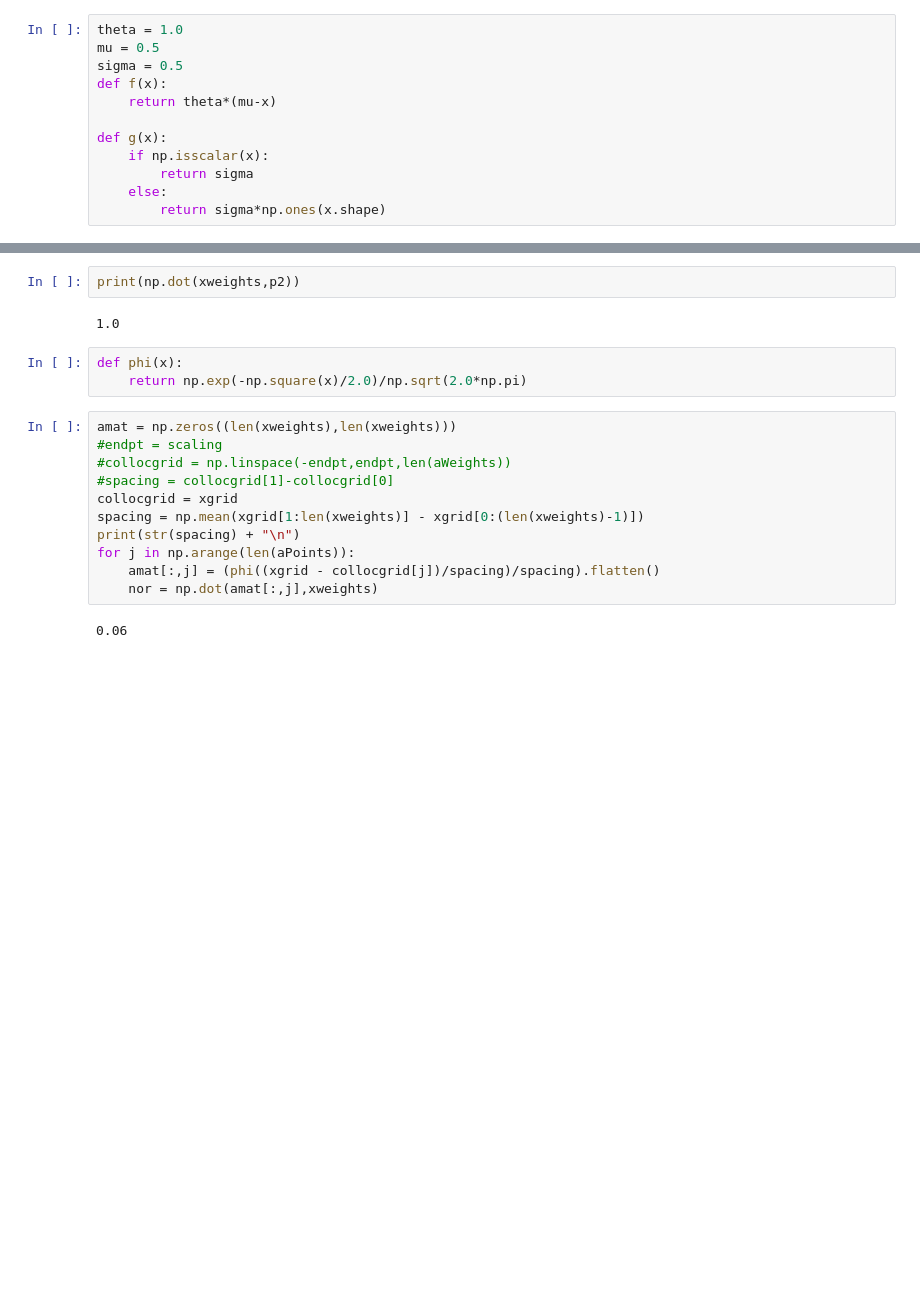
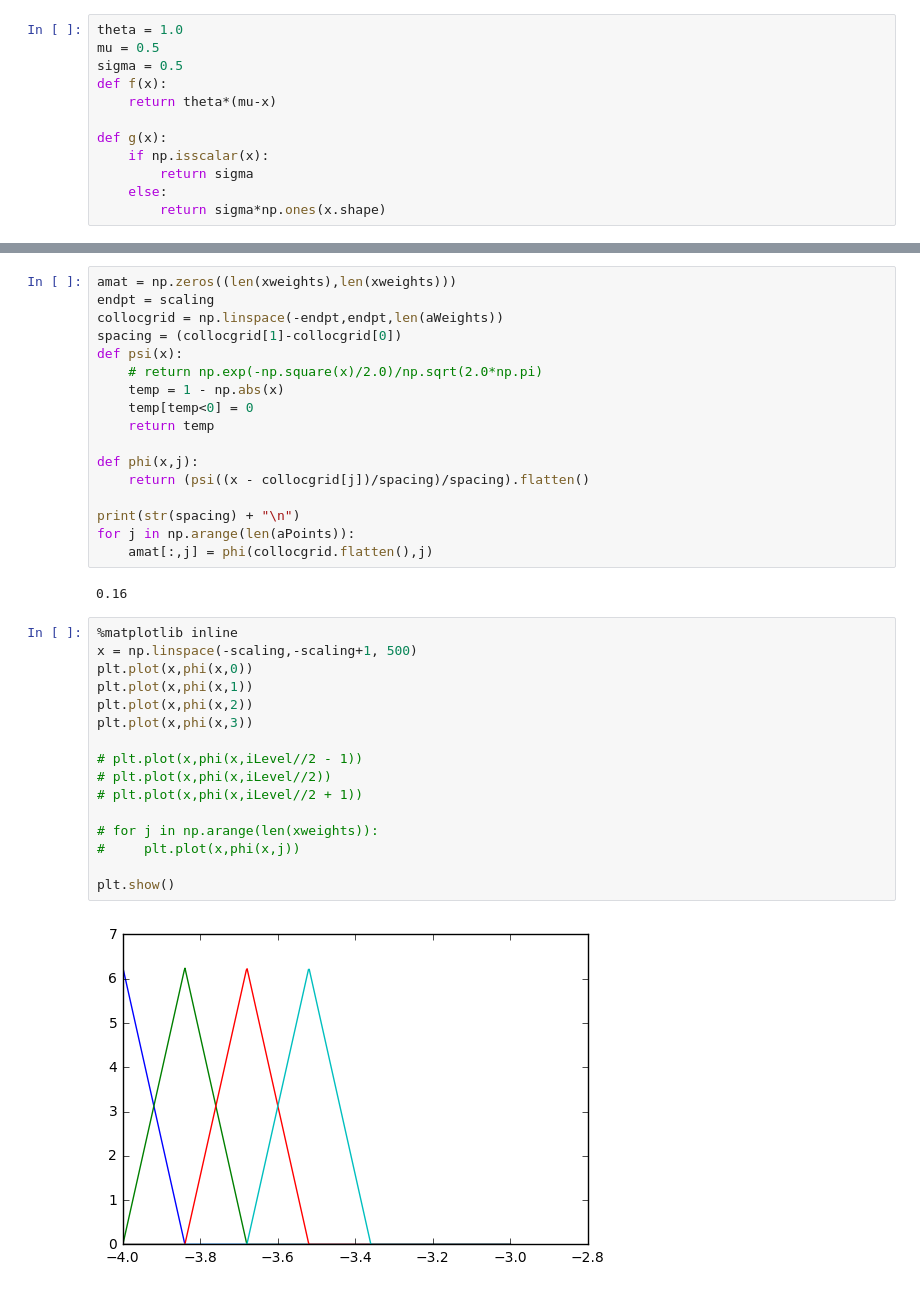
Before and after one commit to hbhat4000/sdeinference, a Jupyter notebook: EM/sparsegridDTQ.ipynb, the cells around one changed output, grey strips where cells are left out. Saved outputs shown, nothing was run; the diff lists cells and outputs as text; blank space fills up the shorter version.

```diff
--- a/EM/sparsegridDTQ.ipynb
+++ b/EM/sparsegridDTQ.ipynb
@@ -65,20 +92,37 @@ for j in np.arange(len(aPoints)):
-# %%
-print(np.dot(xweights,p2))
-# %% [output]
-1.0
-# %%
-def phi(x):
-    return np.exp(-np.square(x)/2.0)/np.sqrt(2.0*np.pi)
 # %%
 amat = np.zeros((len(xweights),len(xweights)))
-#endpt = scaling
-#collocgrid = np.linspace(-endpt,endpt,len(aWeights))
-#spacing = collocgrid[1]-collocgrid[0]
-collocgrid = xgrid
-spacing = np.mean(xgrid[1:len(xweights)] - xgrid[0:(len(xweights)-1)])
+endpt = scaling
+collocgrid = np.linspace(-endpt,endpt,len(aWeights))
+spacing = (collocgrid[1]-collocgrid[0])
+def psi(x):
+    # return np.exp(-np.square(x)/2.0)/np.sqrt(2.0*np.pi)
+    temp = 1 - np.abs(x)
+    temp[temp<0] = 0
+    return temp
+
+def phi(x,j):
+    return (psi((x - collocgrid[j])/spacing)/spacing).flatten()
+
 print(str(spacing) + "\n")
 for j in np.arange(len(aPoints)):
-    amat[:,j] = (phi((xgrid - collocgrid[j])/spacing)/spacing).flatten()
-    nor = np.dot(amat[:,j],xweights)
+    amat[:,j] = phi(collocgrid.flatten(),j)
 # %% [output]
-0.06
+0.16
+# %%
+%matplotlib inline
+x = np.linspace(-scaling,-scaling+1, 500)
+plt.plot(x,phi(x,0))
+plt.plot(x,phi(x,1))
+plt.plot(x,phi(x,2))
+plt.plot(x,phi(x,3))
+
+# plt.plot(x,phi(x,iLevel//2 - 1))
+# plt.plot(x,phi(x,iLevel//2))
+# plt.plot(x,phi(x,iLevel//2 + 1))
+
+# for j in np.arange(len(xweights)):
+#     plt.plot(x,phi(x,j))
+
+plt.show()
+# %% [output]
+[figure, added]
```
Also changed, not shown: parts of 23 cells of this notebook, 4 other files.
